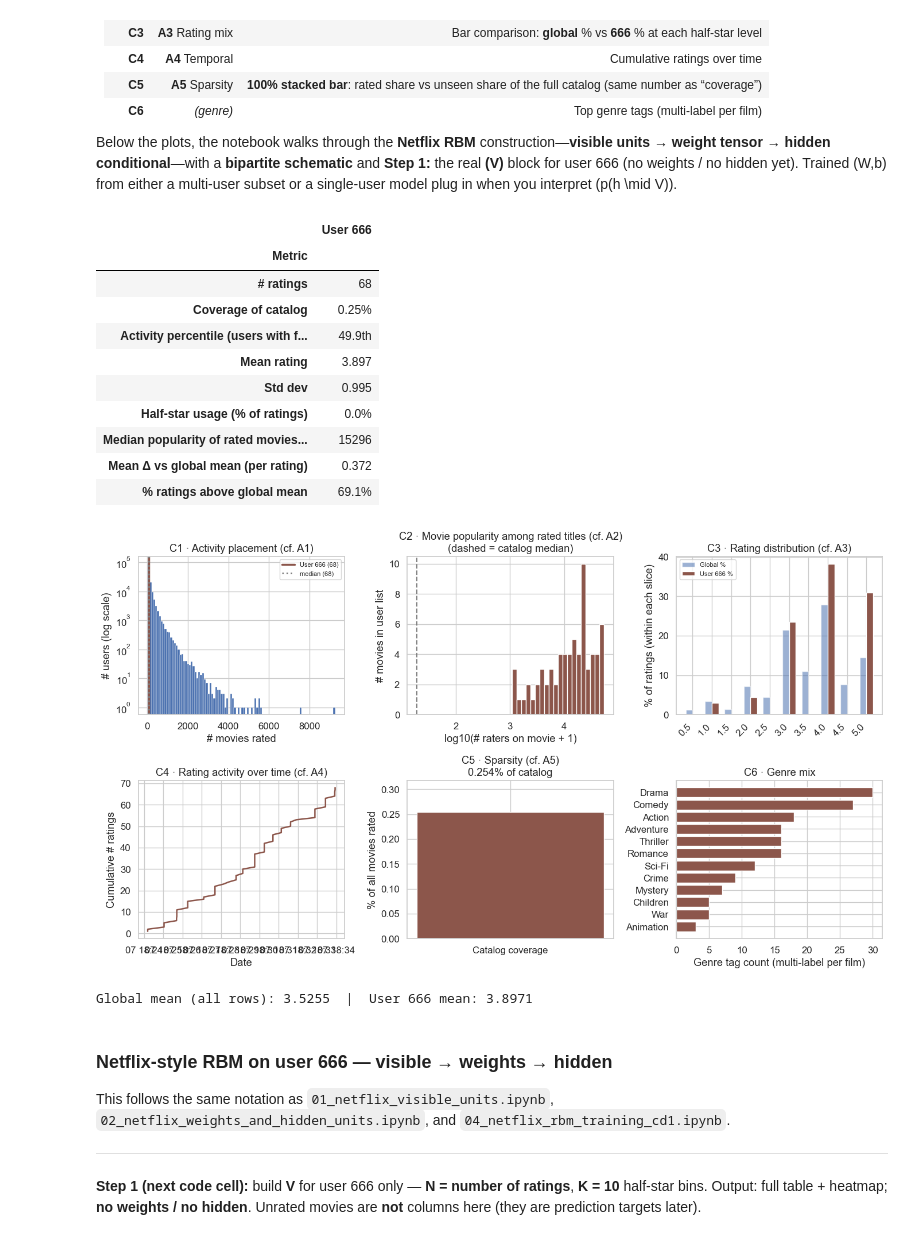
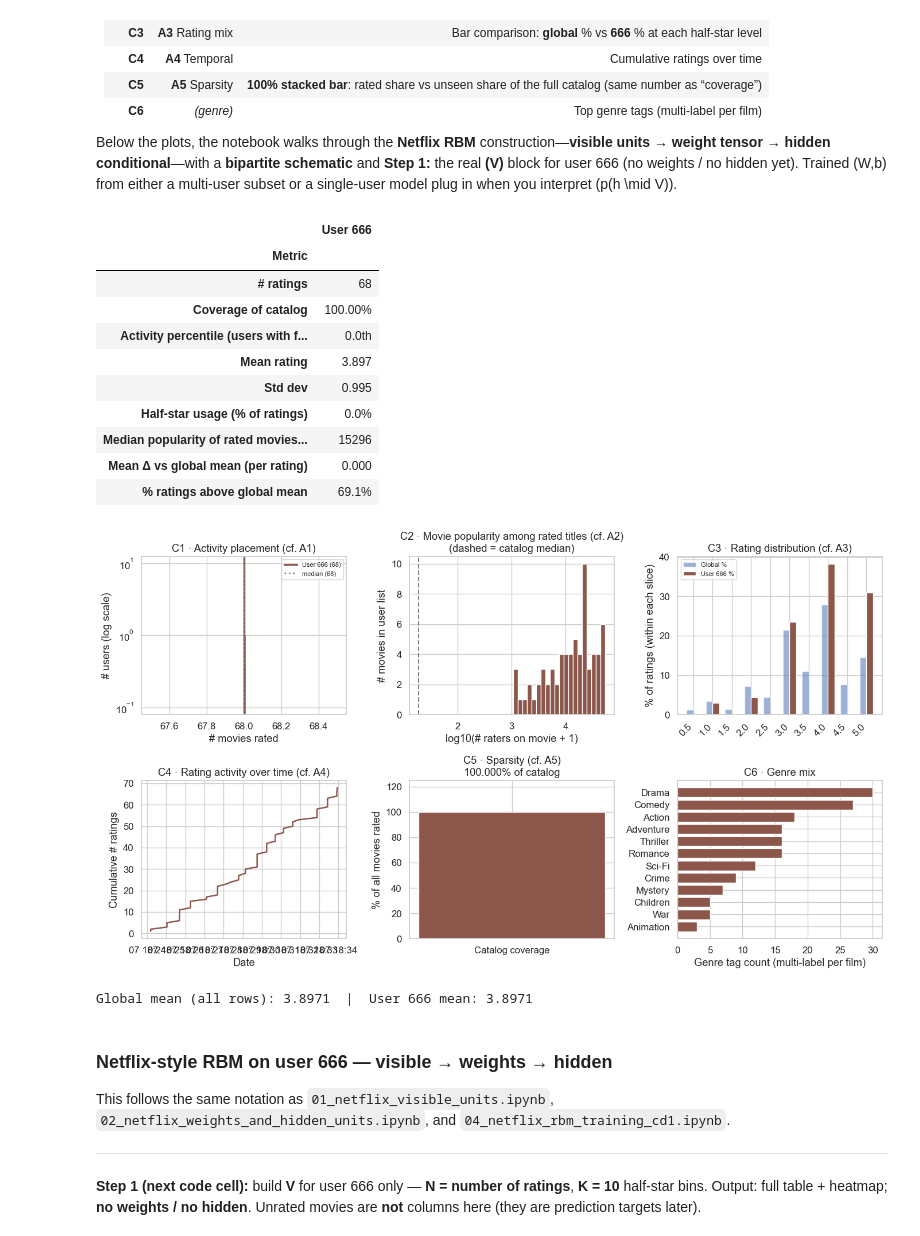
Before and after one commit to yixuan116/MovieLens-with-Restricted-Boltzmann-machine, a Jupyter notebook: notebooks/07_user_profile_analysis.ipynb, the cells around one changed output. Saved outputs shown, nothing was run; the diff lists cells and outputs as text; code cells hidden in the pictures.

```diff
--- a/notebooks/07_user_profile_analysis.ipynb
+++ b/notebooks/07_user_profile_analysis.ipynb
@@ -602,10 +688,14 @@ n_rated = len(u666)
 if UID_FOCUS in user_counts.index:
     assert n_rated == int(user_counts.loc[UID_FOCUS]), "user_counts vs df mismatch"
 
-global_mean = float(df["rating"].mean())
+if LOAD_MODE == 'full':
+    global_mean = float(df["rating"].mean())
+    movie_popularity = df.groupby("movieId")["userId"].count()
+else:
+    # global_mean, movie_popularity set in §0 stream pass
+    pass
+
 activity_pct = (user_counts < n_rated).mean() * 100
-
-movie_popularity = df.groupby("movieId")["userId"].count()
 u666["popularity"] = u666["movieId"].map(movie_popularity)
 
 genre_counts = Counter()
@@ -614,7 +704,10 @@ for mid in u666["movieId"]:
         genre_counts[g] += 1
 
 rating_vals = [0.5, 1.0, 1.5, 2.0, 2.5, 3.0, 3.5, 4.0, 4.5, 5.0]
-g_counts = df["rating"].value_counts().reindex(rating_vals, fill_value=0)
+if LOAD_MODE == 'full':
+    g_counts = df["rating"].value_counts().reindex(rating_vals, fill_value=0)
+else:
+    g_counts = g_counts_global.reindex(rating_vals, fill_value=0)
 g_pct = g_counts / g_counts.sum() * 100
 u_counts = u666["rating"].value_counts().reindex(rating_vals, fill_value=0)
 u_pct = u_counts / max(u_counts.sum(), 1) * 100
@@ -697,38 +790,38 @@ cov = n_rated / TOTAL_MOVIES * 100
 ax.bar(["Catalog coverage"], [cov], color=COLOR_666, edgecolor="white")
 ax.set_ylabel("% of all movies rated")
 ax.set_title(f"C5 · Sparsity (cf. A5)\n{cov:.3f}% of catalog")
 ax.set_ylim(0, max(cov * 1.25, 0.05))
 
 # C6 — Genre (multi-label)
 ax = axes[1, 2]
 top_g = genre_counts.most_common(12)
 if top_g:
     labs = [g for g, _ in top_g]
     vals = [c for _, c in top_g]
     ax.barh(labs[::-1], vals[::-1], color=COLOR_666, edgecolor="white")
     ax.set_xlabel("Genre tag count (multi-label per film)")
     ax.set_title("C6 · Genre mix")
 
 plt.tight_layout()
 plt.show()
 
 print(
     f"Global mean (all rows): {global_mean:.4f}  |  User {UID_FOCUS} mean: {u666['rating'].mean():.4f}"
 )
 # %% [output]
 |  | User 666 |
 | Metric |  |
 | # ratings | 68 |
-| Coverage of catalog | 0.25% |
-| Activity percentile (users with f... | 49.9th |
+| Coverage of catalog | 100.00% |
+| Activity percentile (users with f... | 0.0th |
 | Mean rating | 3.897 |
 | Std dev | 0.995 |
 | Half-star usage (% of ratings) | 0.0% |
 | Median popularity of rated movies... | 15296 |
-| Mean Δ vs global mean (per rating) | 0.372 |
+| Mean Δ vs global mean (per rating) | 0.000 |
 | % ratings above global mean | 69.1% |
-[figure, old version]
+[figure, new version]
-Global mean (all rows): 3.5255  |  User 666 mean: 3.8971
+Global mean (all rows): 3.8971  |  User 666 mean: 3.8971
 # %% [markdown]
 ### Netflix-style RBM on user 666 — visible → weights → hidden
 
```
Also changed, not shown: parts of 39 cells of this notebook, 1 other file.
